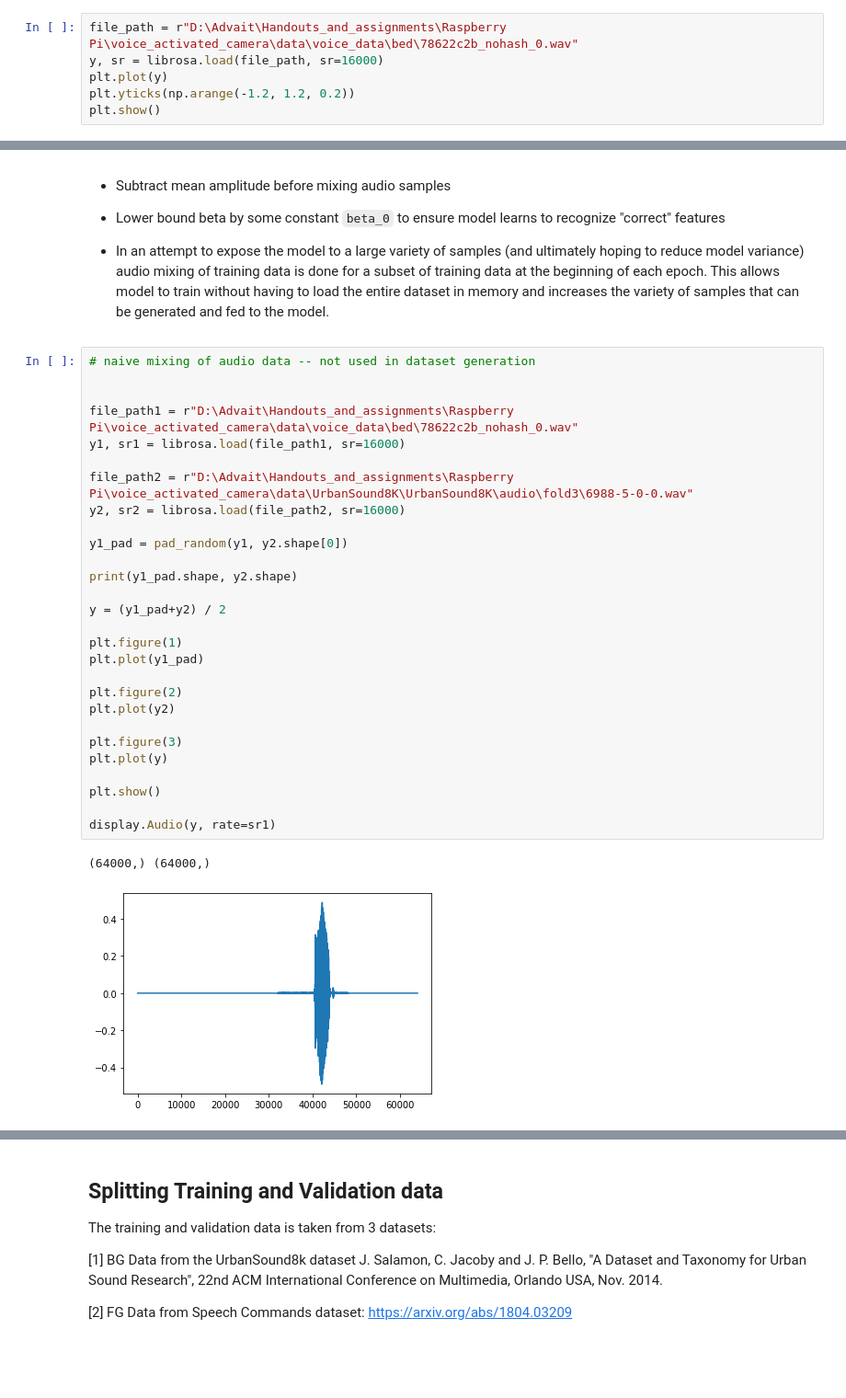
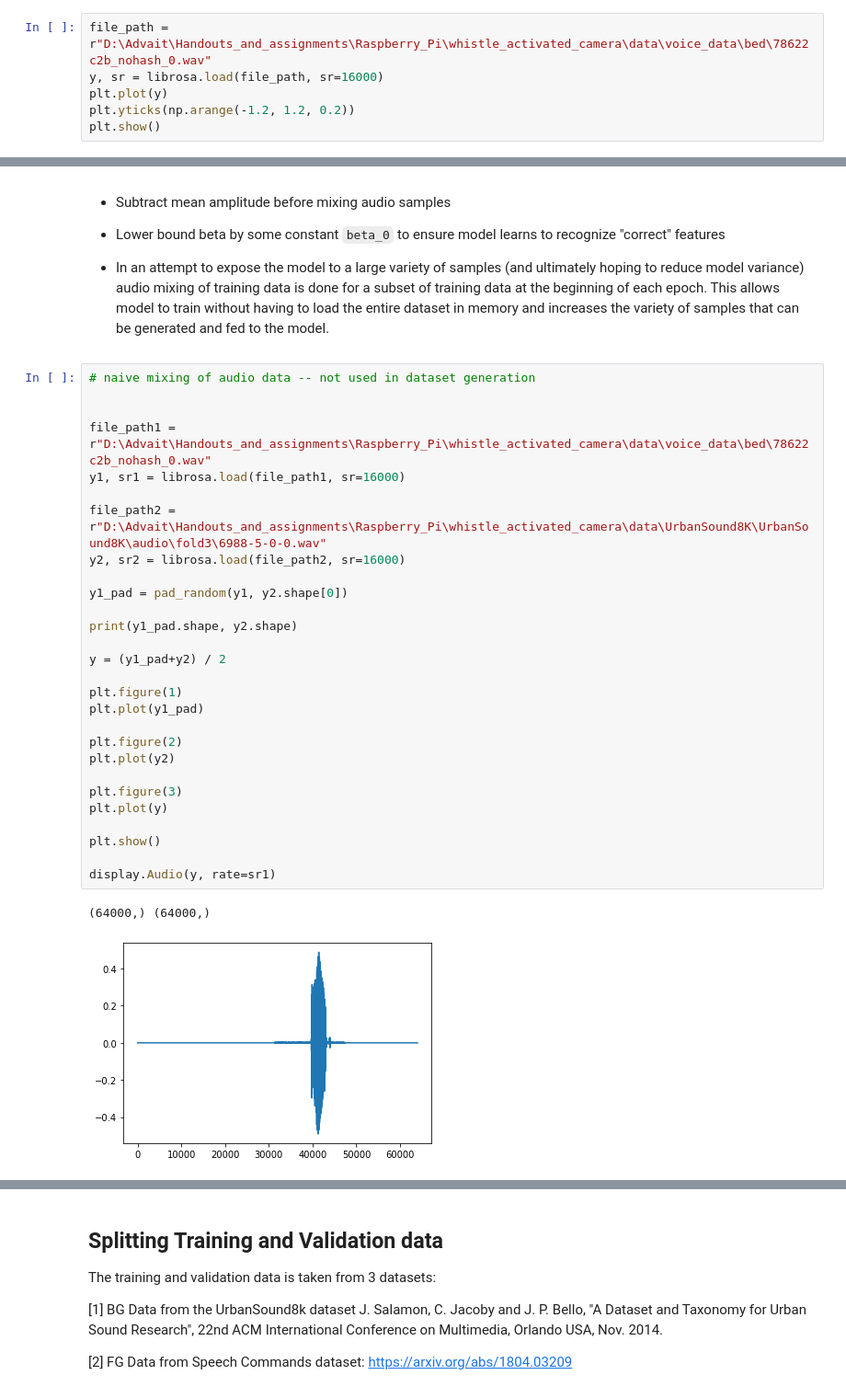
Before and after one commit to AdvaitKoparkar/whistle-detection, a Jupyter notebook: notebooks/whistle_detector.ipynb, the cells around one changed output, grey strips where cells are left out. Shown at 92% size. Cells and saved outputs as stored; diff of their text form; blank space fills up the shorter version.

```diff
--- a/notebooks/whistle_detector.ipynb
+++ b/notebooks/whistle_detector.ipynb
@@ -26,7 +28,7 @@ import pdb
 # Reading Wav files with Librosa
 Visualizing waveform of training example and listening to audio
 # %%
-file_path = r"D:\Advait\Handouts_and_assignments\Raspberry Pi\voice_activated_camera\data\voice_data\bed\78622c2b_nohash_0.wav"
+file_path = r"D:\Advait\Handouts_and_assignments\Raspberry_Pi\whistle_activated_camera\data\voice_data\bed\78622c2b_nohash_0.wav"
 y, sr = librosa.load(file_path, sr=16000)
 plt.plot(y)
 plt.yticks(np.arange(-1.2, 1.2, 0.2))
@@ -65,32 +67,32 @@ Some notes on mixing audio files:
 # %%
 # naive mixing of audio data -- not used in dataset generation
 
 
-file_path1 = r"D:\Advait\Handouts_and_assignments\Raspberry Pi\voice_activated_camera\data\voice_data\bed\78622c2b_nohash_0.wav"
+file_path1 = r"D:\Advait\Handouts_and_assignments\Raspberry_Pi\whistle_activated_camera\data\voice_data\bed\78622c2b_nohash_0.wav"
 y1, sr1 = librosa.load(file_path1, sr=16000)
 
-file_path2 = r"D:\Advait\Handouts_and_assignments\Raspberry Pi\voice_activated_camera\data\UrbanSound8K\UrbanSound8K\audio\fold3\6988-5-0-0.wav"
+file_path2 = r"D:\Advait\Handouts_and_assignments\Raspberry_Pi\whistle_activated_camera\data\UrbanSound8K\UrbanSound8K\audio\fold3\6988-5-0-0.wav"
 y2, sr2 = librosa.load(file_path2, sr=16000)
 
 y1_pad = pad_random(y1, y2.shape[0])
 
 print(y1_pad.shape, y2.shape)
 
 y = (y1_pad+y2) / 2
 
 plt.figure(1)
 plt.plot(y1_pad)
 
 plt.figure(2)
 plt.plot(y2)
 
 plt.figure(3)
 plt.plot(y)
 
 plt.show()
 
 display.Audio(y, rate=sr1)
 # %% [output]
 (64000,) (64000,)
-[figure, old version]
+[figure, new version]
 [figure]
```
Also changed, not shown: parts of 11 cells of this notebook, 17 other files.
